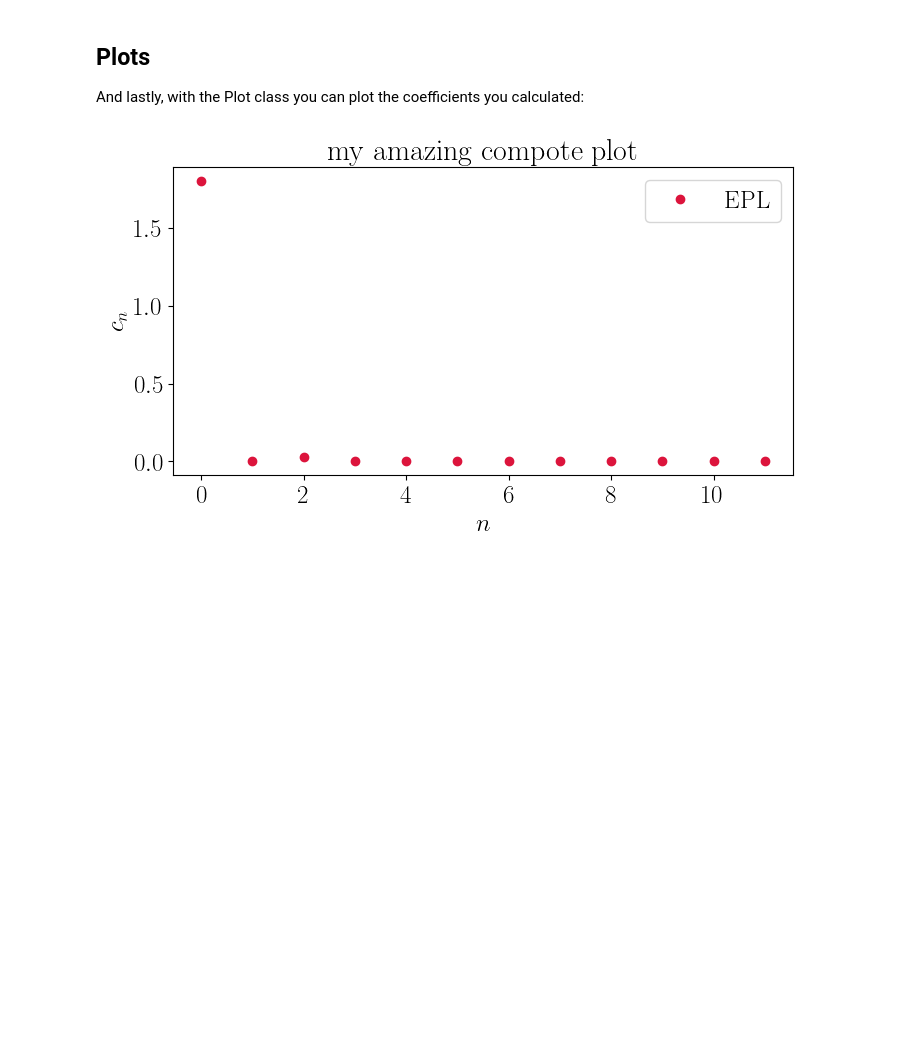
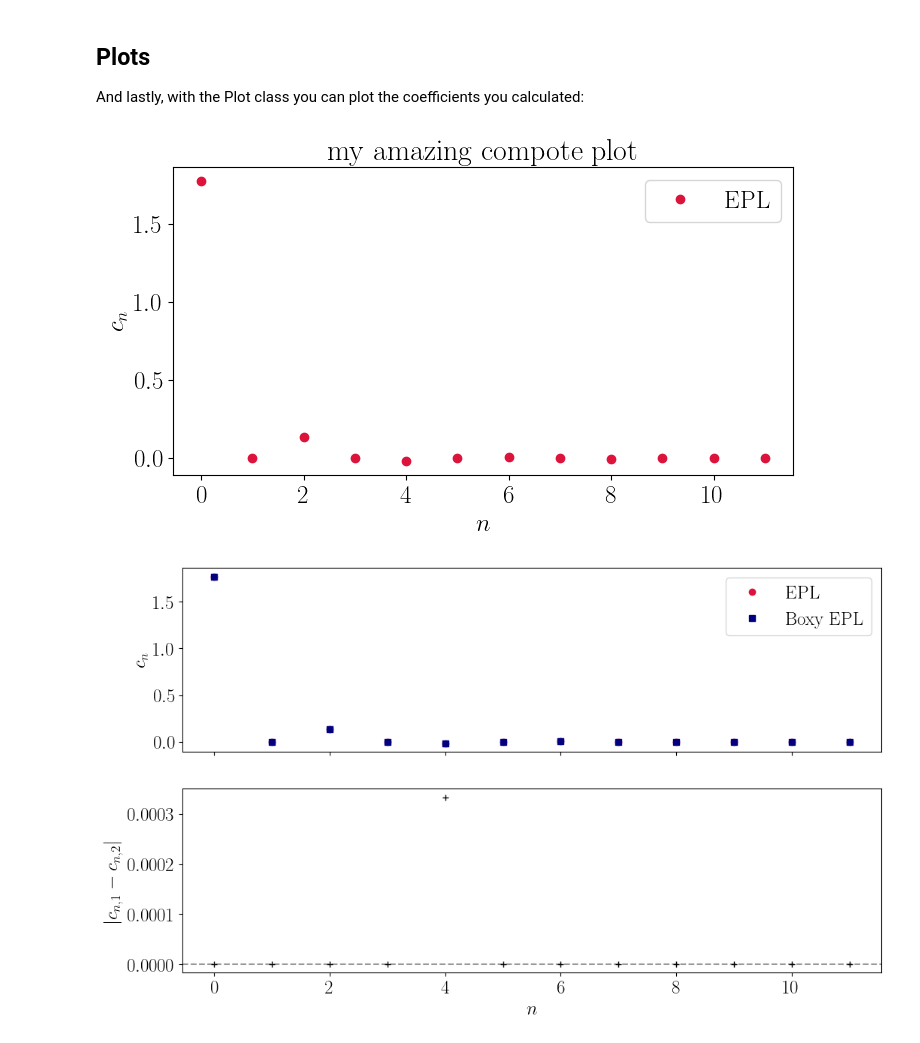
Before and after one commit to nataliehogg/compote, a Jupyter notebook: example_notebook.ipynb, the cells around one changed output. Cells and saved outputs as stored; diff of their text form; code cells hidden in the pictures; blank space fills up the shorter version.

Commit message:
update notebook with example sum and difference plot

```diff
--- a/example_notebook.ipynb
+++ b/example_notebook.ipynb
@@ -47,9 +48,8 @@ epl = EPL()
 # %% [markdown]
 Choose some values for the parameters:
 # %%
-theta = 1
-f = 5/7
-theta_E = 1.2
+f = 1/8
+theta_E = 1.4
 gamma = 2.3
 # %% [markdown]
 Choose the number of orders to compute (only even orders can be obtained via e.g. `orders = range(0, 12, 2)`):
@@ -109,3 +113,13 @@ Order & $c_n$ & Error \\
+# %%
+from compote.potentials.boxydisky import Boxy
+
+boxy = Boxy()
+
+a_4 = 0.01
+
+c_boxy, error_boxy = calc.coefficients(boxy.potential, orders, theta, a_4)
+# %%
+c_sum = c_epl + c_boxy
 # %% [markdown]
 ## Plots
 
@@ -117,6 +131,14 @@ plt = Plot()
 # %%
 plot_kwargs = {'color': 'crimson', 'ls': ' ', 'marker': 'o', 'label': 'EPL'}
 
-plt.coefficient_plot(c_epl, orders, plot_kwargs,  title='my amazing compote plot')
+plt.coefficient_plot(c_epl, orders, plot_kwargs, title='my amazing compote plot')
 # %% [output]
-[figure, old version]
+[figure, new version]
+# %%
+epl_kwargs = {'color': 'crimson', 'ls': ' ', 'marker': 'o', 'label': 'EPL'}
+epl_boxy_kwargs = {'color': 'navy', 'ls': ' ', 'marker': 's', 'label': 'Boxy EPL'}
+difference_kwargs = {'color': 'black', 'ls': ' ', 'marker': '+'}
+
+plt.difference_plot(c_epl, c_sum, orders, epl_kwargs, epl_boxy_kwargs, difference_kwargs)
+# %% [output]
+[figure, added]
```
Also changed, not shown: parts of 8 cells of this notebook, 1 other file.
